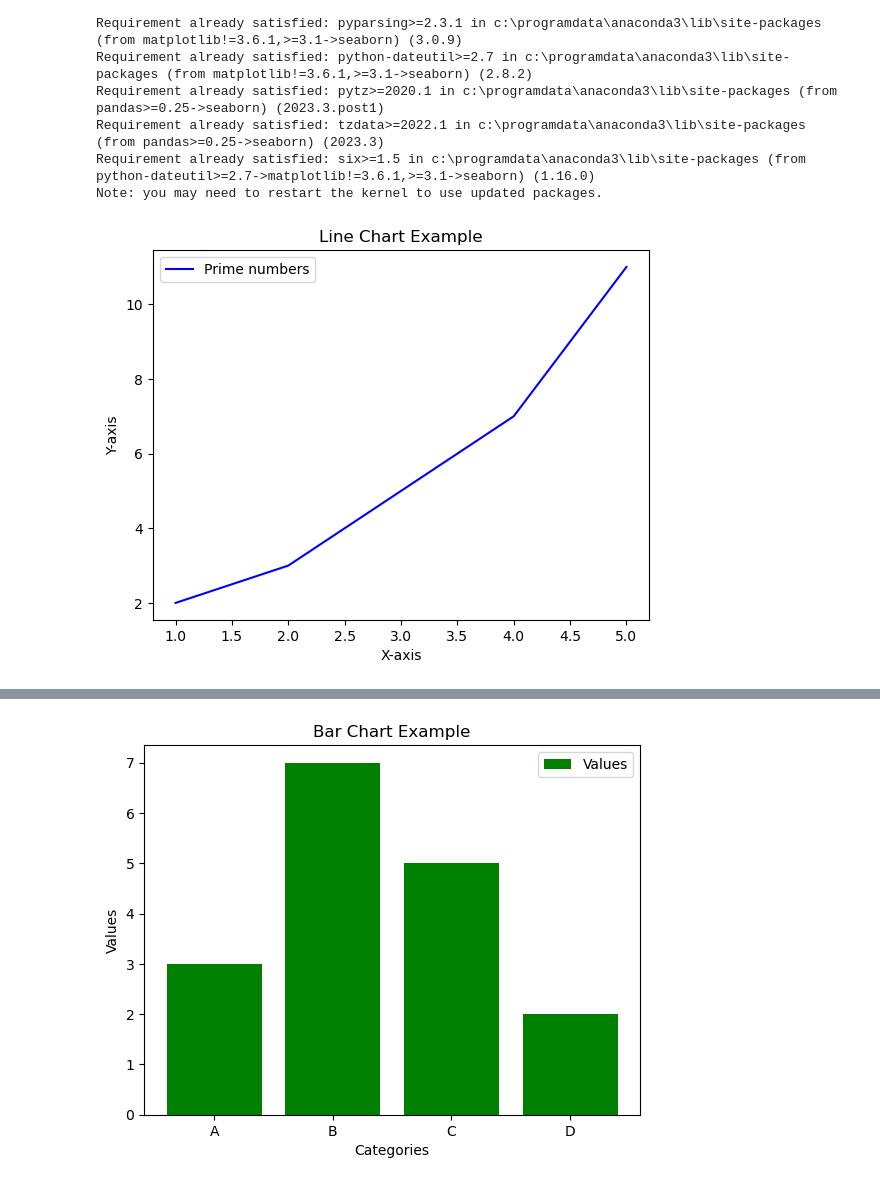
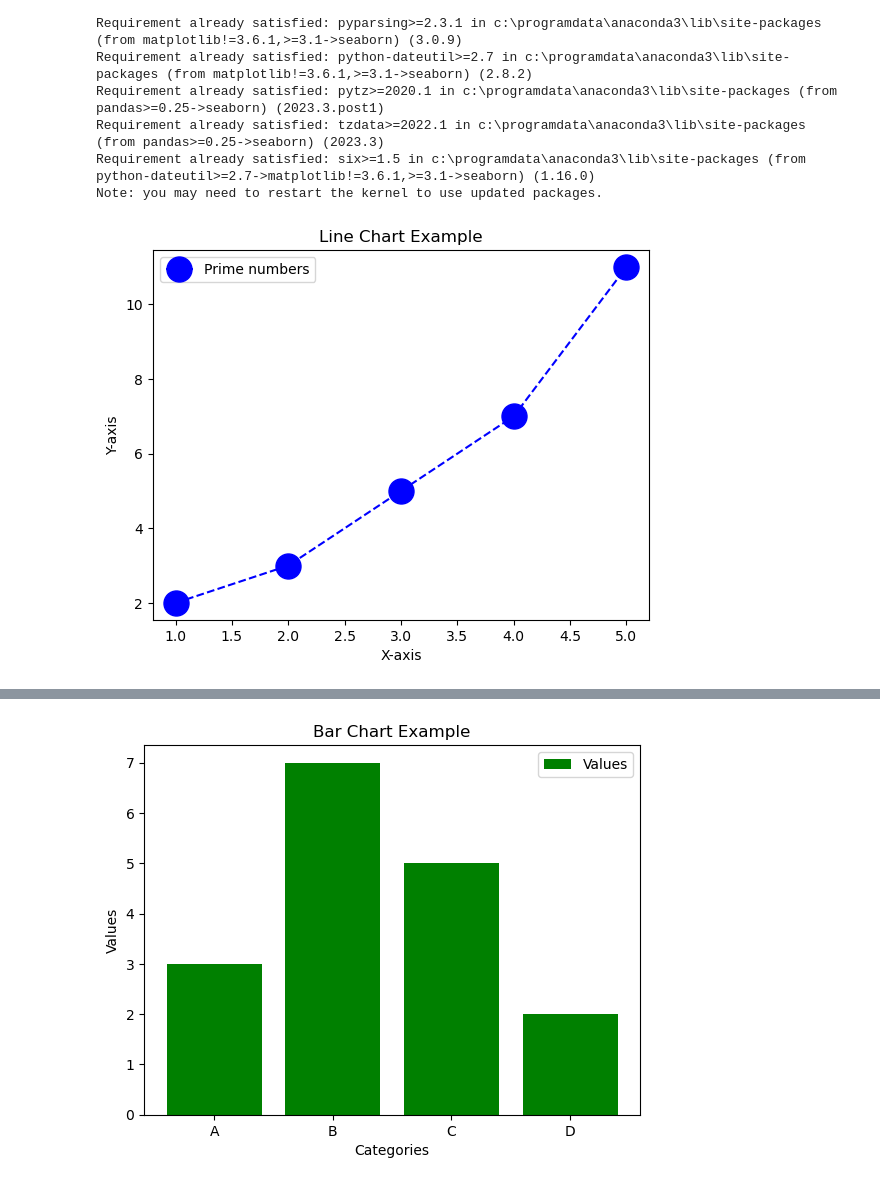
Before and after one commit to karthickag04/mdad_b02, a Jupyter notebook: Matplotlib/01_Matplotlib_seaborn_in_py.ipynb, the cells around one changed output, grey strips where cells are left out. Drawn from its saved outputs; the diff is of its cells as text; code cells hidden in the pictures.

Commit message:
updated the charts session

```diff
--- a/Matplotlib/01_Matplotlib_seaborn_in_py.ipynb
+++ b/Matplotlib/01_Matplotlib_seaborn_in_py.ipynb
@@ -40,14 +40,15 @@ import matplotlib.pyplot as plt
 # %%
 # Sample data
 df = pd.DataFrame({'X': [1, 2, 3, 4, 5], 'Y': [2, 3, 5, 7, 11]})
 # selected_df=df['X']
-df.head()
+# df.head()
+# df[['X',"Y"]]
 # selected_df.head(2)
-plt.plot(df['X'], df['Y'], color='blue', label='Prime numbers', linestyle='-')
+plt.plot(df['X'], df['Y'], color='blue', label='Prime numbers',marker='o',markersize=18, linestyle='--')
 plt.xlabel('X-axis')
 plt.ylabel('Y-axis')
 plt.title('Line Chart Example')
 plt.legend()
 plt.show()
 # %% [output]
-[figure, old version]
+[figure, new version]
```
Also changed, not shown: parts of 2 cells of this notebook.
